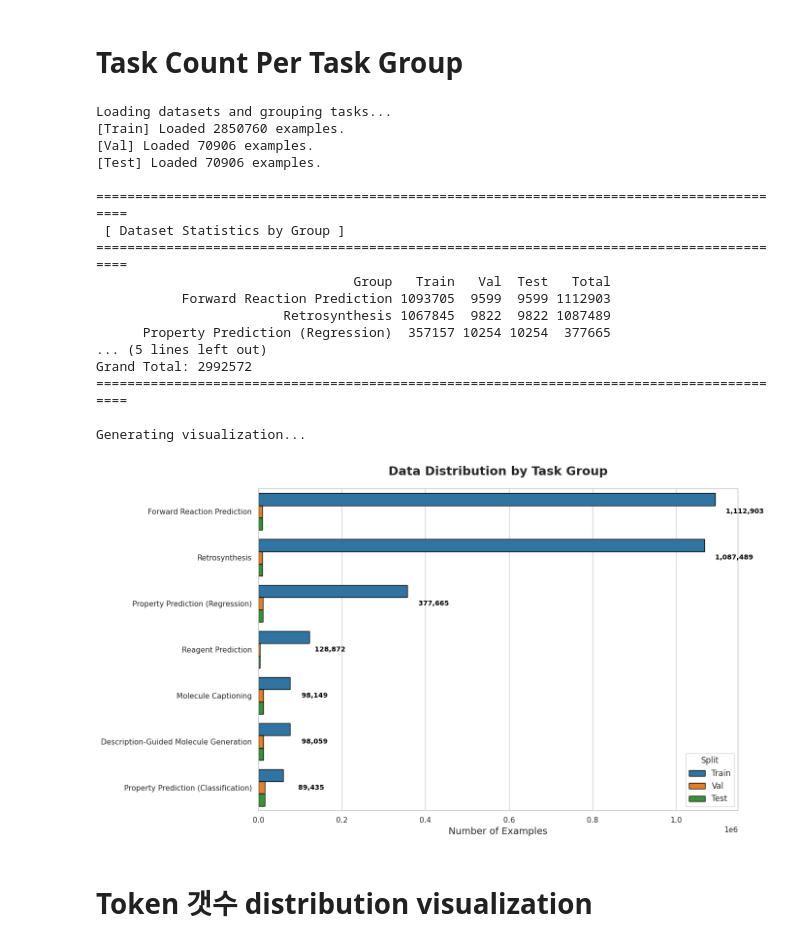
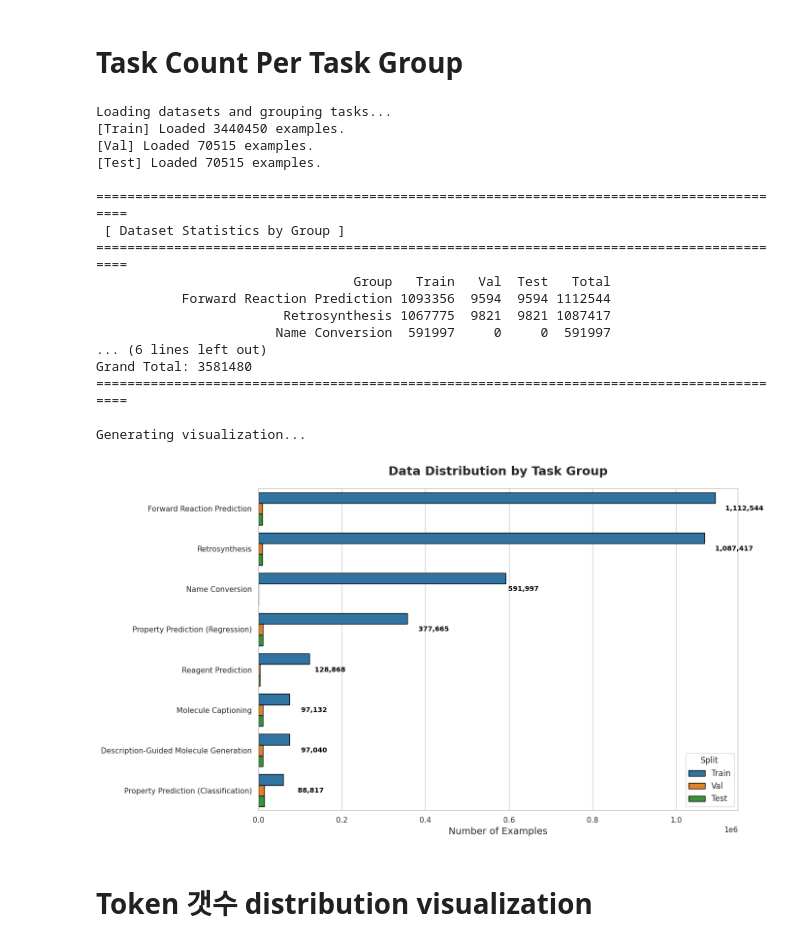
Before and after one commit to gkswns3708/Mol-LLM_Custom, a Jupyter notebook: utils/data_description.ipynb, the cells around one changed output. Drawn from its saved outputs; the diff is of its cells as text; code cells hidden in the pictures.

```diff
--- a/utils/data_description.ipynb
+++ b/utils/data_description.ipynb
@@ -11,10 +11,10 @@ import numpy as np
 # =============================================================================
 # [설정] 데이터셋 경로
 # =============================================================================
-BASE_DIR = "/home/jovyan/CHJ/Mol-LLM_Custom/dataset/llada_train"
-TRAIN_PATH = os.path.join(BASE_DIR, "GSAI-ML-LLaDA-8B-Instruct_string+graph_q32_train_3.3M_0415")
-VAL_PATH = os.path.join(BASE_DIR, "GSAI-ML-LLaDA-8B-Instruct_string+graph_q32_validation_3.3M_0415")
-TEST_PATH = os.path.join(BASE_DIR, "GSAI-ML-LLaDA-8B-Instruct_string+graph_q32_test_3.3M_0415")
+BASE_DIR = "/home/jovyan/CHJ/Mol-LLM_Custom/dataset/train"
+TRAIN_PATH = os.path.join(BASE_DIR, "GSAI-ML-LLaDA-8B-Instruct_string+graph_q32_train_3.3M_0415_verified_filtered_512")
+VAL_PATH = os.path.join(BASE_DIR, "GSAI-ML-LLaDA-8B-Instruct_string+graph_q32_validation_3.3M_0415_verified_filtered_512")
+TEST_PATH = os.path.join(BASE_DIR, "GSAI-ML-LLaDA-8B-Instruct_string+graph_q32_test_3.3M_0415_verified_filtered_512")
 
 def main():
     paths = {
@@ -155,10 +155,10 @@ import numpy as np
 # =============================================================================
 # [설정] 데이터셋 경로
 # =============================================================================
-BASE_DIR = "/home/jovyan/CHJ/Mol-LLM_Custom/dataset/llada_train"
-TRAIN_PATH = os.path.join(BASE_DIR, "GSAI-ML-LLaDA-8B-Instruct_string+graph_q32_train_3.3M_0415")
-VAL_PATH = os.path.join(BASE_DIR, "GSAI-ML-LLaDA-8B-Instruct_string+graph_q32_validation_3.3M_0415")
-TEST_PATH = os.path.join(BASE_DIR, "GSAI-ML-LLaDA-8B-Instruct_string+graph_q32_test_3.3M_0415")
+BASE_DIR = "/home/jovyan/CHJ/Mol-LLM_Custom/dataset/train"
+TRAIN_PATH = os.path.join(BASE_DIR, "GSAI-ML-LLaDA-8B-Instruct_string+graph_q32_train_3.3M_0415_verified_filtered_512")
+VAL_PATH = os.path.join(BASE_DIR, "GSAI-ML-LLaDA-8B-Instruct_string+graph_q32_validation_3.3M_0415_verified_filtered_512")
+TEST_PATH = os.path.join(BASE_DIR, "GSAI-ML-LLaDA-8B-Instruct_string+graph_q32_test_3.3M_0415_verified_filtered_512")
 
 # =============================================================================
 # [핵심] Task -> Group 매핑 로직
@@ -332,42 +332,42 @@ def main():
     plt.title("Data Distribution by Task Group", fontsize=18, fontweight='bold', pad=20)
     plt.xlabel("Number of Examples", fontsize=14)
     plt.ylabel("", fontsize=14)
     plt.legend(title="Split", fontsize=12, title_fontsize=12)
 
     # 각 그룹 옆에 Total 개수 텍스트로 표시
     for i, total_val in enumerate(grouped_df['Total']):
         # 막대 끝부분에 글자를 적기 위해 x 좌표 계산 (로그 스케일이 아니므로 단순 값 사용)
         ax.text(total_val, i, f" {int(total_val):,}",
                 va='center', ha='left', fontsize=10, fontweight='bold', color='black')
 
     plt.tight_layout()
 
     # 이미지 저장
     # save_img = "dataset_group_distribution.png"
     # plt.savefig(save_img, dpi=300)
     # print(f"Visualization saved to: {os.path.abspath(save_img)}")
 
 if __name__ == "__main__":
     main()
 # %% [output]
 Loading datasets and grouping tasks...
-[Train] Loaded 2850760 examples.
-[Val] Loaded 70906 examples.
-[Test] Loaded 70906 examples.
+[Train] Loaded 3440450 examples.
+[Val] Loaded 70515 examples.
+[Test] Loaded 70515 examples.
 
 ==========================================================================================
  [ Dataset Statistics by Group ]
 ==========================================================================================
                                  Group   Train   Val  Test   Total
-           Forward Reaction Prediction 1093705  9599  9599 1112903
-                        Retrosynthesis 1067845  9822  9822 1087489
-      Property Prediction (Regression)  357157 10254 10254  377665
-... (5 lines left out)
-Grand Total: 2992572
+           Forward Reaction Prediction 1093356  9594  9594 1112544
+                        Retrosynthesis 1067775  9821  9821 1087417
+                       Name Conversion  591997     0     0  591997
+... (6 lines left out)
+Grand Total: 3581480
 ==========================================================================================
 
 Generating visualization...
-[figure, old version]
+[figure, new version]
 # %%
 from datasets import load_from_disk
 TRAIN_PATH = os.path.join(BASE_DIR, "GSAI-ML-LLaDA-8B-Instruct_string+graph_q32_train_3.3M_0415")
```
Also changed, not shown: parts of 1 cell of this notebook, 3 other files.
